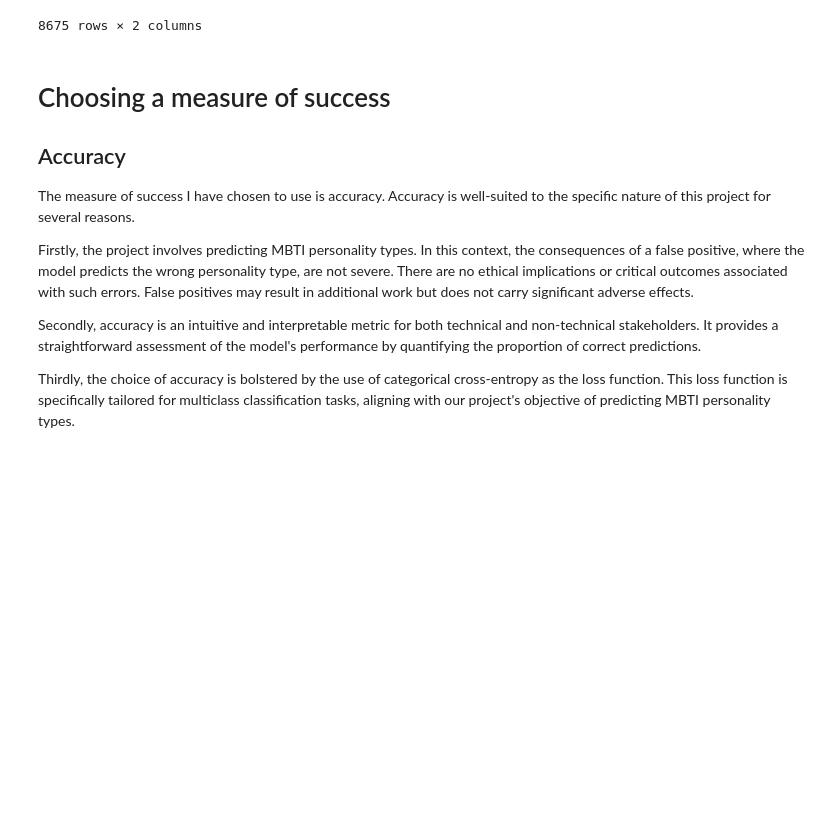
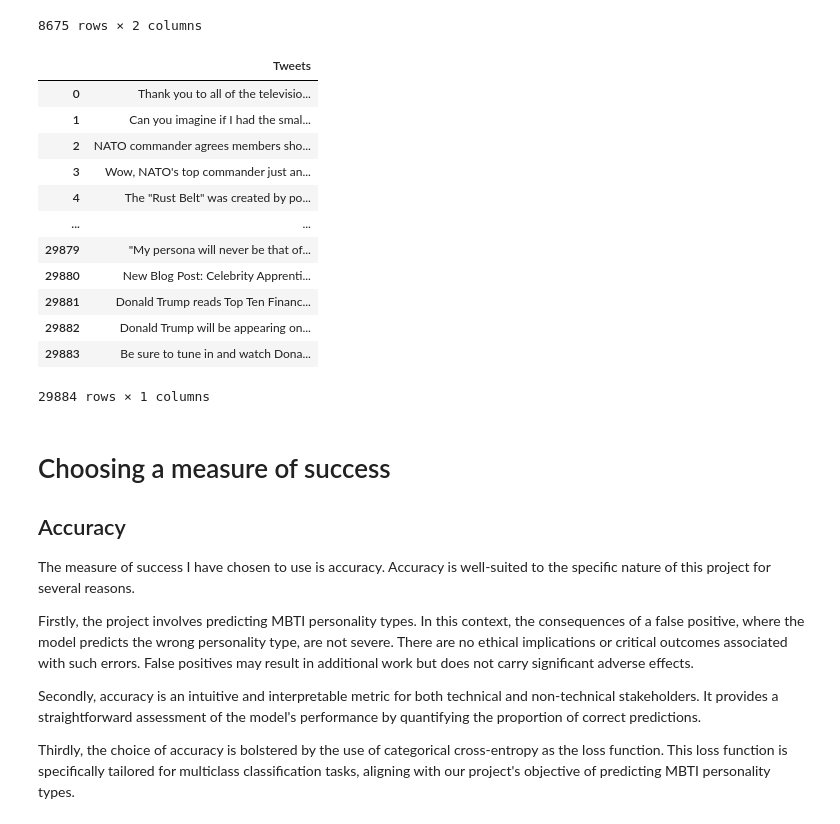
Before and after one commit to sugarhy/FYP, a Jupyter notebook: gru.ipynb, the cells around one changed output. Drawn from its saved outputs; the diff is of its cells as text; code cells hidden in the pictures; blank space fills up the shorter version.

```diff
--- a/gru.ipynb
+++ b/gru.ipynb
@@ -95,3 +95,6 @@ df.head()
 | 2 | INTP | 'Good one _____ https://www.youtu... |
 | 3 | INTJ | 'Dear INTP, I enjoyed our convers... |
 | 4 | ENTJ | 'You're fired.|||That's another s... |
+# %%
+df2 = pd.read_csv('trumptweets.csv', encoding='ISO-8859-1')
+df2.head()
@@ -166,6 +191,24 @@ df_clean
 | 8673 | INFP | conflicted right comes wanting ch... |
 | 8674 | INFP | long since personalitycafe althou... |
 8675 rows × 2 columns
+# %%
+df_clean2 = df2
+df_clean2.posts, df_clean2_length = clean_data(df2)
+df_clean2
+# %% [output]
+|  | Tweets |
+| 0 | Thank you to all of the televisio... |
+| 1 | Can you imagine if I had the smal... |
+| 2 | NATO commander agrees members sho... |
+| 3 | Wow, NATO's top commander just an... |
+| 4 | The "Rust Belt" was created by po... |
+| ... | ... |
+| 29879 | "My persona will never be that of... |
+| 29880 | New Blog Post: Celebrity Apprenti... |
+| 29881 | Donald Trump reads Top Ten Financ... |
+| 29882 | Donald Trump will be appearing on... |
+| 29883 | Be sure to tune in and watch Dona... |
+29884 rows × 1 columns
 # %% [markdown]
 # Choosing a measure of success
 
```
Also changed, not shown: parts of 7 cells of this notebook.
